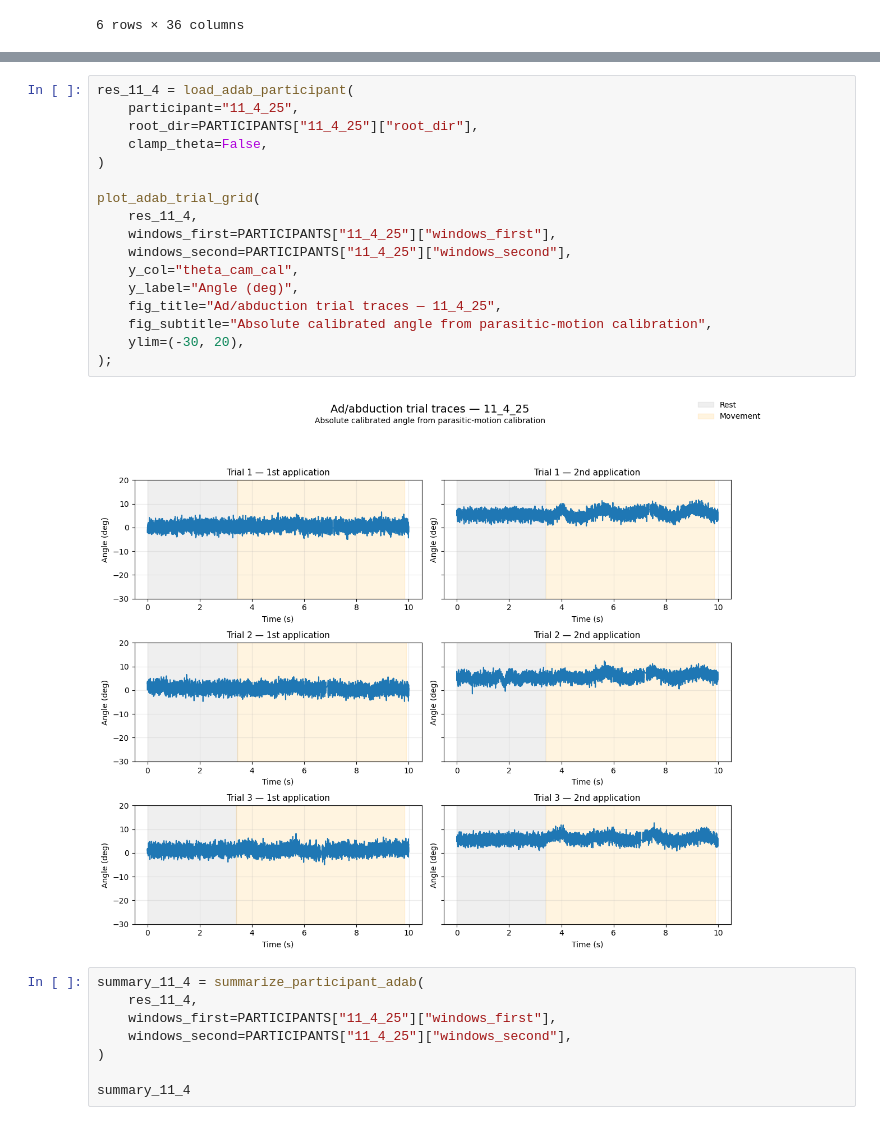
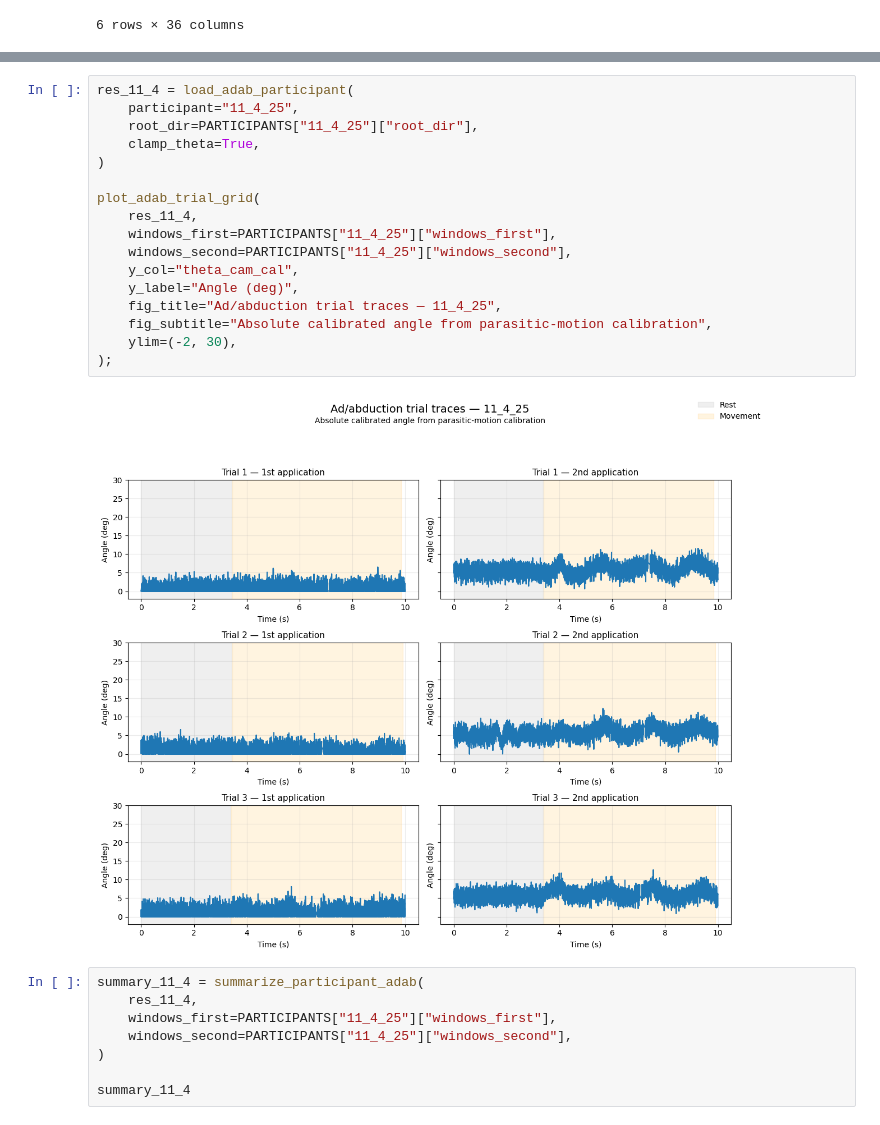
Before and after one commit to neuralengatberkeley/Strain-Sensor-, a Jupyter notebook: Code/analysis/camera_sensor_imu_analysis/ad_abduction_plotting.ipynb, the cells around one changed output, grey strips where cells are left out. Drawn from its saved outputs; the diff is of its cells as text.

```diff
--- a/Code/analysis/camera_sensor_imu_analysis/ad_abduction_plotting.ipynb
+++ b/Code/analysis/camera_sensor_imu_analysis/ad_abduction_plotting.ipynb
@@ -131,22 +564,22 @@ summary_clean
 # %%
 res_11_4 = load_adab_participant(
     participant="11_4_25",
     root_dir=PARTICIPANTS["11_4_25"]["root_dir"],
-    clamp_theta=False,
+    clamp_theta=True,
 )
 
 plot_adab_trial_grid(
     res_11_4,
     windows_first=PARTICIPANTS["11_4_25"]["windows_first"],
     windows_second=PARTICIPANTS["11_4_25"]["windows_second"],
     y_col="theta_cam_cal",
     y_label="Angle (deg)",
     fig_title="Ad/abduction trial traces — 11_4_25",
     fig_subtitle="Absolute calibrated angle from parasitic-motion calibration",
-    ylim=(-30, 20),
+    ylim=(-2, 30),
 );
 # %% [output]
-[figure, old version]
+[figure, new version]
 # %%
 summary_11_4 = summarize_participant_adab(
     res_11_4,
```
Also changed, not shown: parts of 14 cells of this notebook, 12 other files.
